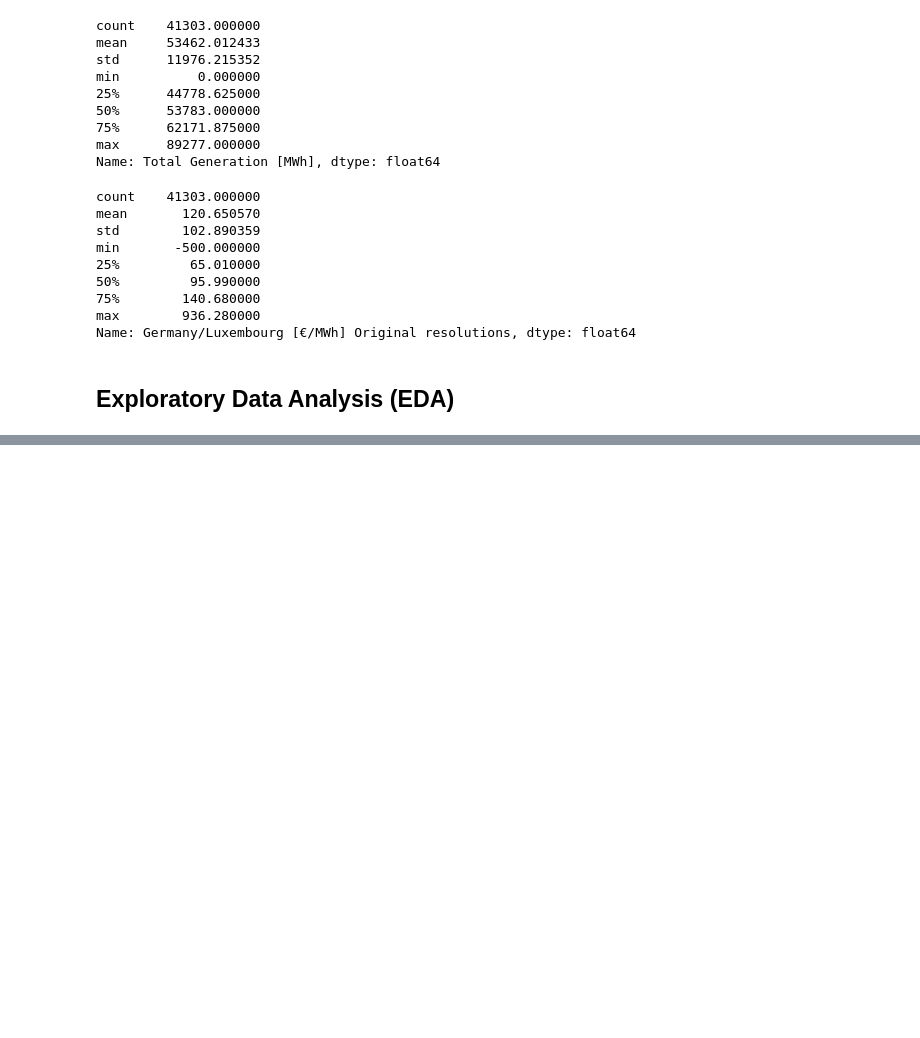
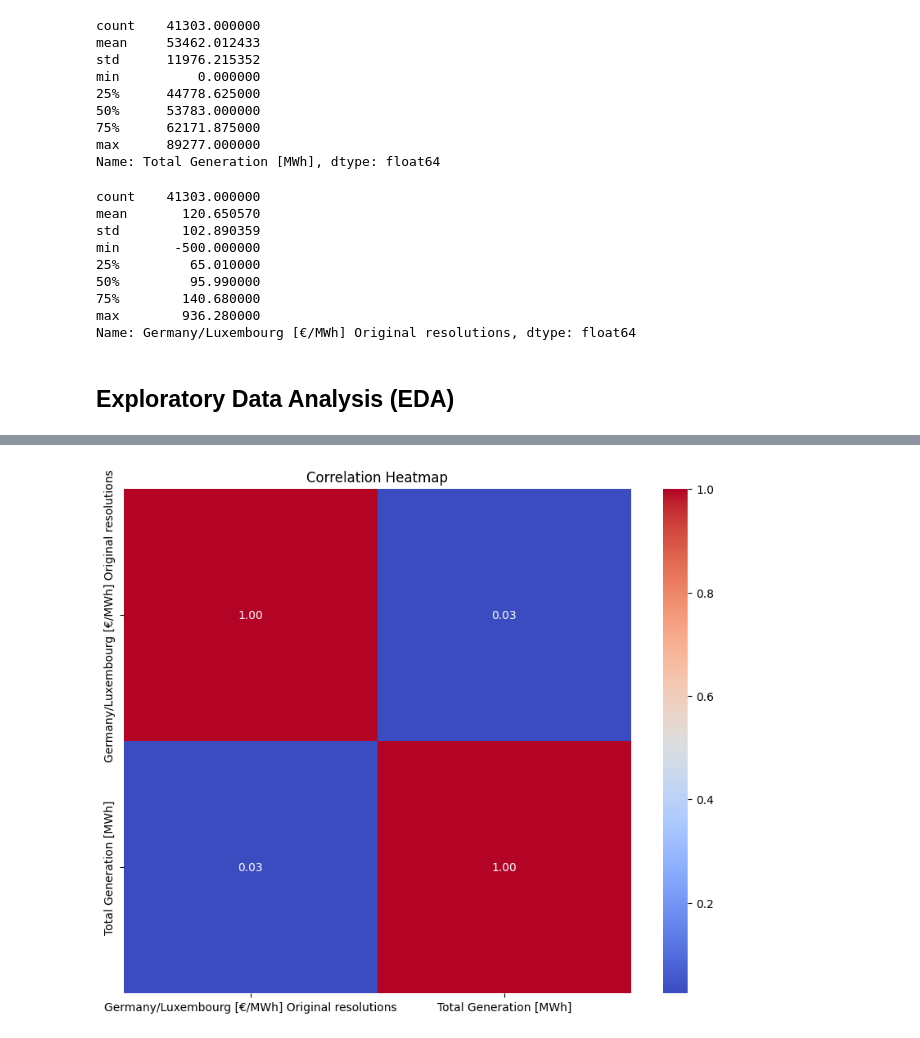
Before and after one commit to Alaeddin-B/german-energy-price-forecasting-mlops, a Jupyter notebook: notebooks/01-EDA.ipynb, the cells around one changed output, grey strips where cells are left out. Saved outputs shown, nothing was run; the diff lists cells and outputs as text; code cells hidden in the pictures; blank space fills up the shorter version.

```diff
--- a/notebooks/01-EDA.ipynb
+++ b/notebooks/01-EDA.ipynb
@@ -174,0 +180,13 @@ plt.show()
+# %%
+# Heatmap to visualize correlations between features
+gen_vs_price_df = pd.merge(actual_generation[['Start date', 'Total Generation [MWh]']],
+              day_ahead_prices[['Start date', 'Germany/Luxembourg [€/MWh] Original resolutions']],
+              on='Start date')
+
+plt.figure(figsize=(10, 8))
+correlation_matrix = gen_vs_price_df[['Germany/Luxembourg [€/MWh] Original resolutions', 'Total Generation [MWh]']].corr()
+sns.heatmap(correlation_matrix, annot=True, cmap='coolwarm', fmt=".2f")
+plt.title('Correlation Heatmap')
+plt.show()
+# %% [output]
+[figure, added]
```
Also changed, not shown: parts of 6 cells of this notebook.
